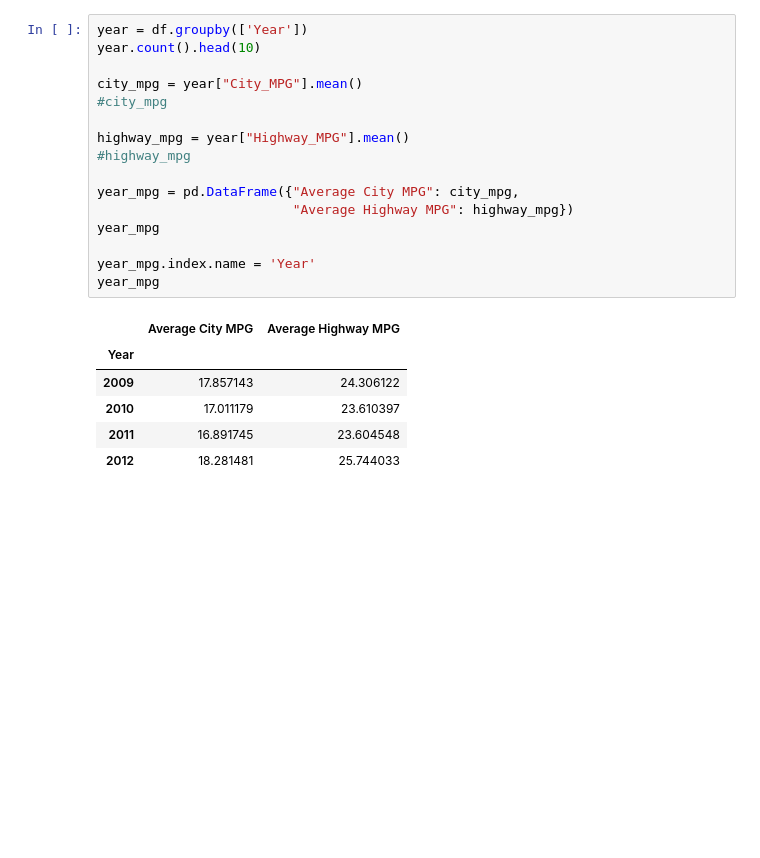
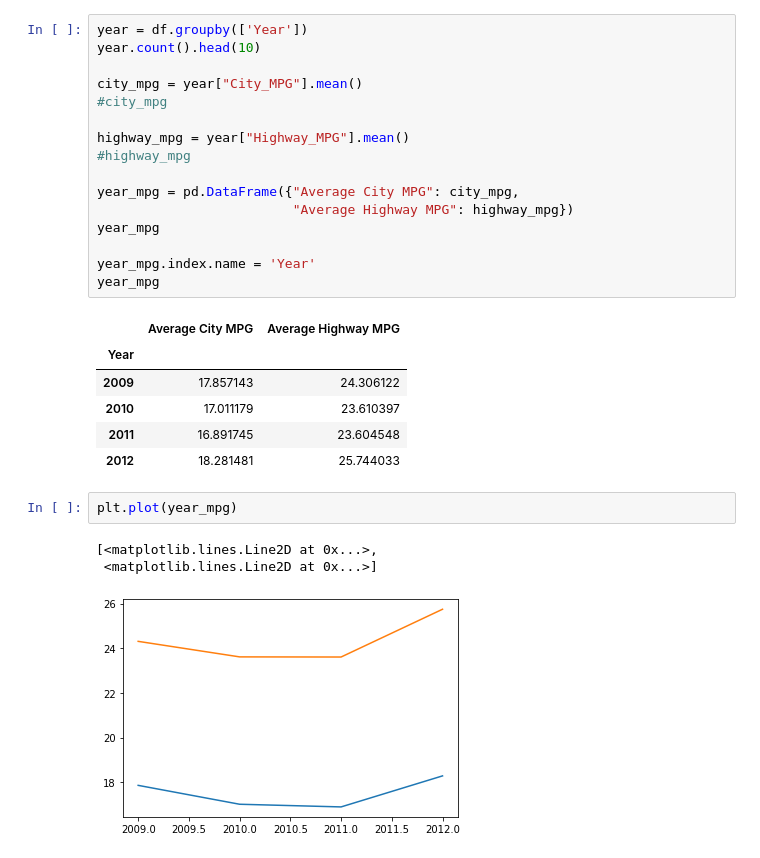
Before and after one commit to allenbra17/JBBP1, a Jupyter notebook: Cars-checkpoint.ipynb, the cells around one changed output. Cells and saved outputs as stored; diff of their text form; blank space fills up the shorter version.

Commit message:
Year/MPG graph added.

```diff
--- a/Cars-checkpoint.ipynb
+++ b/Cars-checkpoint.ipynb
@@ -254,3 +254,9 @@ year_mpg
 | 2010 | 17.011179 | 23.610397 |
 | 2011 | 16.891745 | 23.604548 |
 | 2012 | 18.281481 | 25.744033 |
+# %%
+plt.plot(year_mpg)
+# %% [output]
+[<matplotlib.lines.Line2D at 0x...>,
+ <matplotlib.lines.Line2D at 0x...>]
+[figure, added]
```
